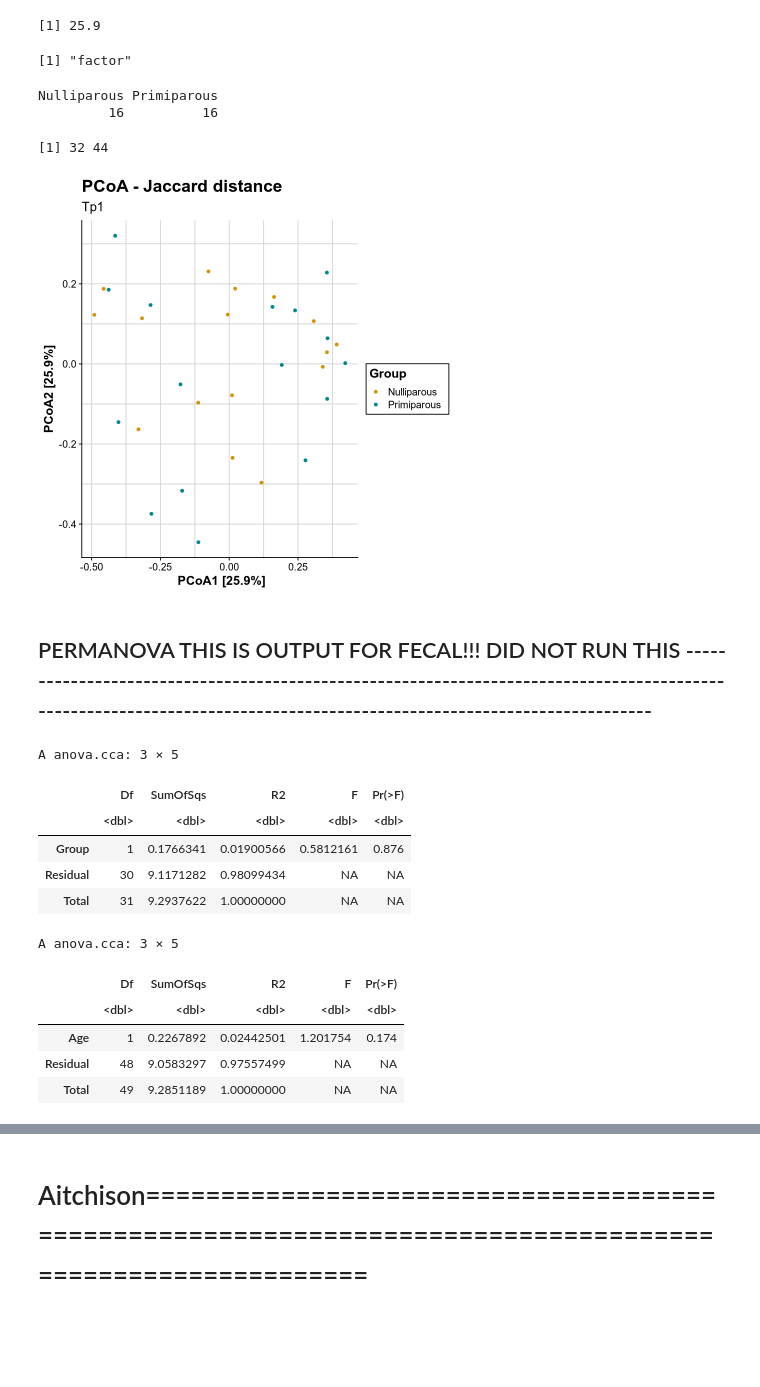
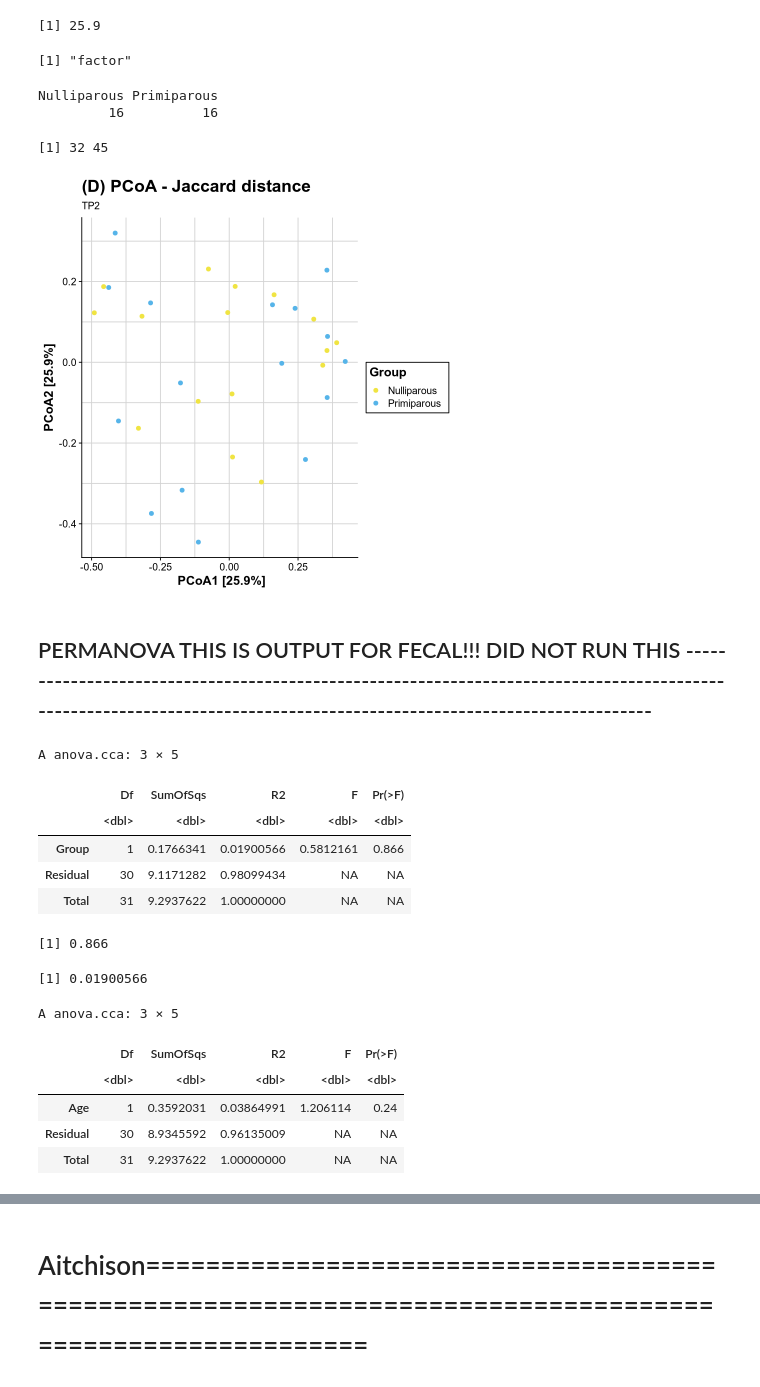
Before and after one commit to bm-nowak/Consecutive_pregnancy_project, a Jupyter notebook: beta_diversity_tp2_vaginal.ipynb, the cells around one changed output, grey strips where cells are left out. Drawn from its saved outputs; the diff is of its cells as text; code cells hidden in the pictures; blank space fills up the shorter version.

```diff
--- a/beta_diversity_tp2_vaginal.ipynb
+++ b/beta_diversity_tp2_vaginal.ipynb
@@ -130,7 +149,7 @@ A data.frame: 6 × 566
 # %%
 variables_tp2 <- combined_meta_tp2 |>
     select(Group, Studienummer, Q1_Personnummer, age_checked, Age_groups, excess_weight, Weight_before_C, BMI_prior, kit2.vaginal_sample.barcode, Primipara,
-          Q2_X25_Smoking_snus_now, Q2_X28_How_often_alcohol_since_pregnancy, Q2_X6.Antibiotics_during_pregnancy, stress_sum_score_Q2)
+          Q2_X25_Smoking_snus_now, Q2_X28_How_often_alcohol_since_pregnancy, Q2_X6.Antibiotics_during_pregnancy, stress_sum_score_Q2,BMI_now_3_groups)
 # %%
 dim(variables_tp2)
 head(variables_tp2)
@@ -247,3 +266,9 @@ head(variables_tp2$stress_sum_score_Q2)
 [1] "factor"
 [1] 0 1 0 1 0 0
 Levels: 0 1
+# %%
+# Group bmi groups
+bmi_levels <- c("< 18.5 Underweight", "18.5-25 Normal weight", "> 25 Overweight")
+bmi_levels
+variables_tp2$BMI_now_3_groups <- factor(variables_tp2$BMI_now_3_groups, levels = bmi_levels)
+class(variables_tp2$BMI_now_3_groups)
@@ -252,6 +280,6 @@ Levels: 0 1
 adonis_tab_tp2 <- variables_tp2 |> rename(Studynumber = Studienummer, Personalnumber = Q1_Personnummer, Age = age_checked,
                                           Sample_ID = kit2.vaginal_sample.barcode, Smoking = Q2_X25_Smoking_snus_now,
                                           Alcohol = Q2_X28_How_often_alcohol_since_pregnancy, Antibiotics = Q2_X6.Antibiotics_during_pregnancy,
-                                          High_stress = stress_sum_score_Q2)
+                                          High_stress = stress_sum_score_Q2, BMI_groups = BMI_now_3_groups)
 head(adonis_tab_tp2)
 # %% [output]
@@ -428,51 +456,59 @@ dim(jaccard_merged_tp2)
 [1] "factor"
 Nulliparous Primiparous
          16          16
-[1] 32 44
+[1] 32 45
 # %%
-dye <- c("Nulliparous" = "darkgoldenrod3", "Primiparous" = "turquoise4")
+dye <- c("Nulliparous" = "#F0E442", "Primiparous" = "#56B4E9")
 
 jaccard_plot <- jaccard_merged_tp2 |>
     ggplot(aes(x = Dim1, y = Dim2, colour = Group)) +
     geom_point() +
     labs(
         y = paste0("PCoA2 [", jaccard_dim2_tp2, "%]"),
         x = paste0(" PCoA1 [", jaccard_dim1_tp2, "%]"),
-        title = "PCoA - Jaccard distance",
-        subtitle = "Tp1"
+        title = "(D) PCoA - Jaccard distance",
+        subtitle = "TP2"
     ) +
     scale_colour_manual(values = dye) +
     theme_half_open() +
     theme(
         legend.box.background = element_rect(color = "Black", size = 0.5),
         legend.box.margin = margin(4, 4, 4, 4),
         legend.title = element_text(face = "bold", size = 15),
         title = element_text(size = 18),
          axis.title.y = element_text(size = 15, face = "bold"),
         axis.title.x = element_text(size = 15, face = "bold"),
         panel.grid.major = element_line(colour = "lightgrey"),
         panel.grid.minor = element_line(colour = "lightgrey")
 )
 jaccard_plot
 # %% [output]
-[figure, old version]
+[figure, new version]
 # %% [markdown]
 ## PERMANOVA THIS IS OUTPUT FOR FECAL!!! DID NOT RUN THIS ----------------------------------------------------------------------------------------------------------------------------------------------------------------------
 # %%
+set.seed(123)
 adonis_Group <- adonis2(formula = jaccard_tp2 ~ Group, na.action = na.omit, data = adonis_tab_tp2)
 # adonis_Group
 # Rename "Model" to say Group, for better orientation
 rownames(adonis_Group)[1] <- "Group"
 adonis_Group
+jaccard_pval <- adonis_Group[1,"Pr(>F)"]
+jaccard_pval
+
+jaccard_r2 <- adonis_Group[1, "R2"]
+jaccard_r2
 # %% [output]
 A anova.cca: 3 × 5
 |  | Df | SumOfSqs | R2 | F | Pr(>F) |
 |  | <dbl> | <dbl> | <dbl> | <dbl> | <dbl> |
-| Group | 1 | 0.1766341 | 0.01900566 | 0.5812161 | 0.876 |
+| Group | 1 | 0.1766341 | 0.01900566 | 0.5812161 | 0.866 |
 | Residual | 30 | 9.1171282 | 0.98099434 | NA | NA |
 | Total | 31 | 9.2937622 | 1.00000000 | NA | NA |
+[1] 0.866
+[1] 0.01900566
 # %%
-adonis_Age <- adonis2(formula = jaccard ~ Age , na.action = na.omit, data = adonis_tab)
+adonis_Age <- adonis2(formula = jaccard_tp2 ~ Age , na.action = na.omit, data = adonis_tab_tp2)
 # Rename "Model" for better orientation
 rownames(adonis_Age)[1] <- "Age"
 adonis_Age
@@ -480,6 +516,6 @@ adonis_Age
 A anova.cca: 3 × 5
 |  | Df | SumOfSqs | R2 | F | Pr(>F) |
 |  | <dbl> | <dbl> | <dbl> | <dbl> | <dbl> |
-| Age | 1 | 0.2267892 | 0.02442501 | 1.201754 | 0.174 |
-| Residual | 48 | 9.0583297 | 0.97557499 | NA | NA |
-| Total | 49 | 9.2851189 | 1.00000000 | NA | NA |
+| Age | 1 | 0.3592031 | 0.03864991 | 1.206114 | 0.24 |
+| Residual | 30 | 8.9345592 | 0.96135009 | NA | NA |
+| Total | 31 | 9.2937622 | 1.00000000 | NA | NA |
```
Also changed, not shown: parts of 80 cells of this notebook, 16 other files.
